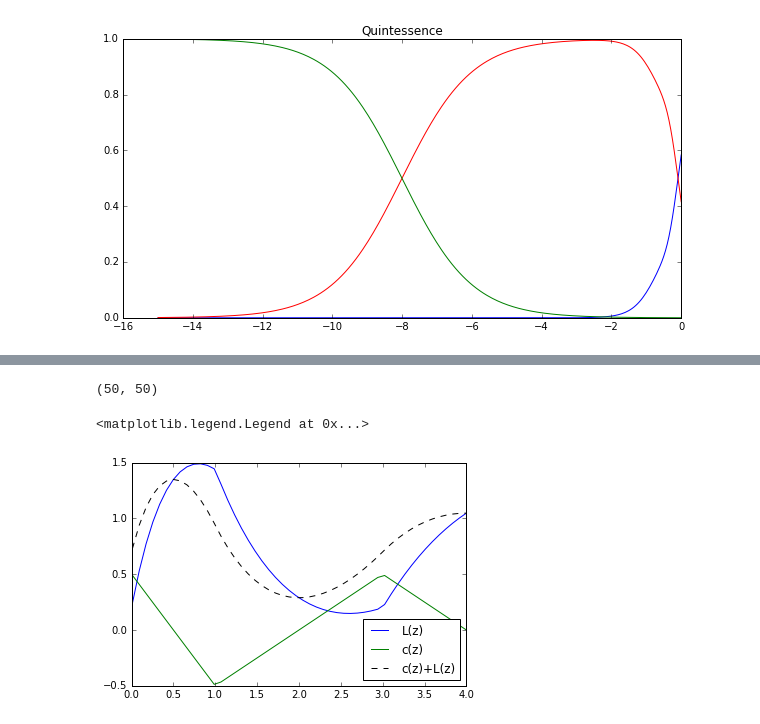
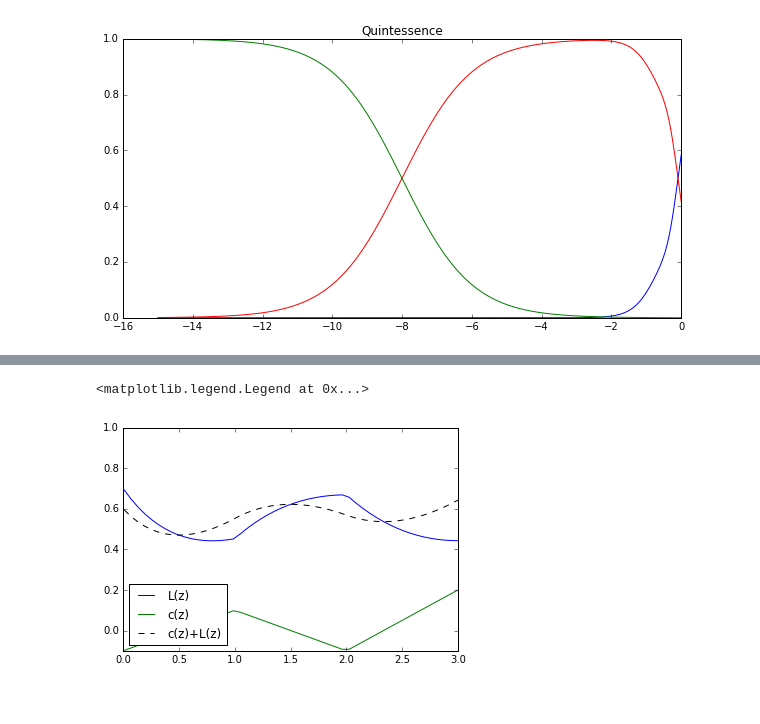
Before and after one commit to ja-vazquez/Scalar_Fields, a Jupyter notebook: Cosmo_rhos.ipynb, the cells around one changed output, grey strips where cells are left out. Cells and saved outputs as stored; diff of their text form; code cells hidden in the pictures.

Commit message:
interpolacion DE

```diff
--- a/Cosmo_rhos.ipynb
+++ b/Cosmo_rhos.ipynb
@@ -416,7 +416,15 @@ from scipy.interpolate import interp1d
 from scipy.interpolate import UnivariateSpline
 %matplotlib inline
 # %%
-zvals = np.linspace(0.01, 4, 50)
+zvals = np.linspace(0.01, 3, 50)
+# %%
+def intep_c(z, inte=1, a=0, b=0, c=0):
+    if (z>=0.0 and z<=4.0):
+        y = [ -0.1,  0.1, -.1, 0.2]
+        x = [ 0.0 ,  1.0    , 2.0 , 3.0    ]
+        if inte == 1: f = interp1d(x, y, kind='linear')
+        if inte == 2: f = interp1d(x, y, kind='cubic') #UnivariateSpline(x,y)
+        return f(z)
 # %%
 def c_z(z):
     return intep_c(z)
@@ -427,3 +431,3 @@ def c_z(z):
 # %%
 def int_L(z):
-    return c_z(z)/(1+z) #-12*c_z(z)/(1+z) - derivative(c_z, z, dx=1e-6)
+    return 6.*c_z(z)/(1+z) #- 1.5*derivative(intep_f, z)/intep_f(z)*(2*intep_c(z)) #-12*c_z(z)/(1+z) - derivative(c_z, z, dx=1e-6)
@@ -448,2 +442,2 @@ plt.plot(zvals, [intep_c(i, inte=2) for i in zvals])
 # %%
-xi = np.array([6*quad(int_L,0, i)[0] -c_z(i) + 0.7 for i in zvals])
+xi = np.array([quad(int_L,0, i)[0] -c_z(i) + 0.6 for i in zvals] )
@@ -467,13 +444,10 @@ plt.plot(zvals, 6.*np.array(ftest())-c_z(i) + 0.7)
-# %%
-len(xi), len(zvals)
-# %% [output]
-(50, 50)
 # %%
 plt.plot(zvals, xi, label='L(z)')
 plt.plot(zvals, [c_z(i) for i in zvals], label = 'c(z)')
 plt.plot(zvals, xi + [c_z(i) for i in zvals], 'k--', label = 'c(z)+L(z)')
 #plt.plot(zvals, 6.*np.array(ftest())-c_z(i) + 0.7, 'red')
-plt.legend(loc ='lower right')
+plt.ylim([-0.1, 1.])
+plt.legend(loc ='lower left')
 # %% [output]
 <matplotlib.legend.Legend at 0x...>
-[figure, old version]
+[figure, new version]
```
Also changed, not shown: parts of 20 cells of this notebook.
